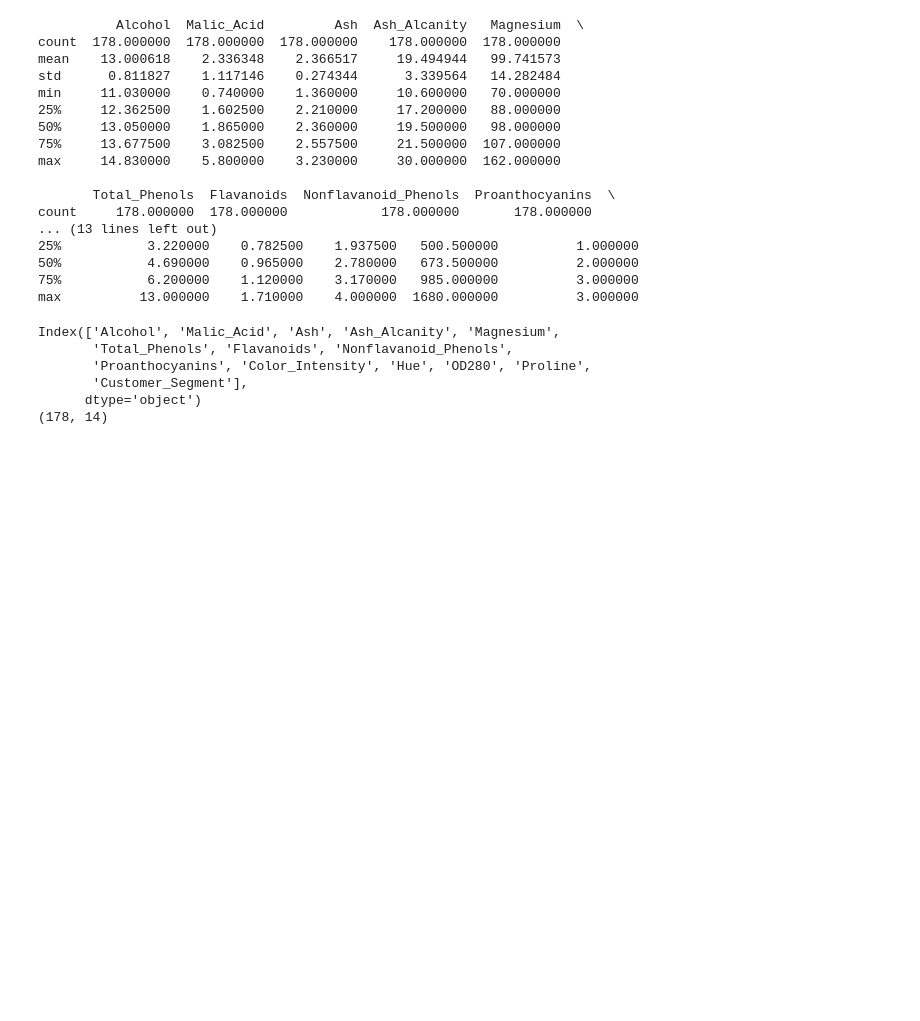
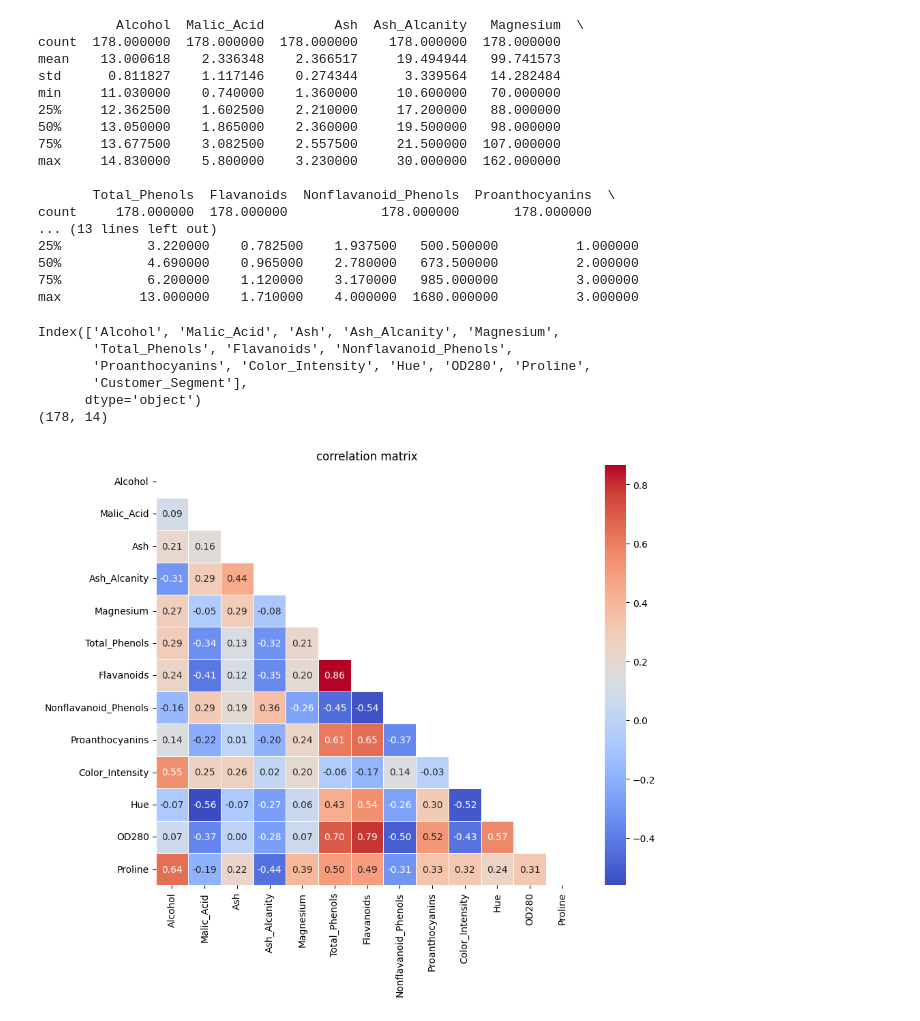
Before and after one commit to TZU-CHI1115/ML711333104, a Jupyter notebook: HW1.ipynb, the cells around one changed output. Cells and saved outputs as stored; diff of their text form; code cells hidden in the pictures; blank space fills up the shorter version.

```diff
--- a/HW1.ipynb
+++ b/HW1.ipynb
@@ -77,3 +77,27 @@ Index(['Alcohol', 'Malic_Acid', 'Ash', 'Ash_Alcanity', 'Magnesium',
        'Customer_Segment'],
       dtype='object')
 (178, 14)
+# %%
+
+import seaborn as sns
+import numpy as np
+import matplotlib.pyplot as plt
+
+# 刪除特定欄位
+df_filtered = df.drop(columns=["Customer_Segment"])
+
+# 計算相關係數
+corr_matrix = df_filtered.corr()
+
+# 只顯示一半的矩陣
+mask = np.triu(np.ones_like(corr_matrix, dtype=bool))
+
+# 繪製熱圖
+plt.figure(figsize=(10, 8))  # 設定圖的大小
+sns.heatmap(corr_matrix, mask=mask, annot=True, cmap="coolwarm", fmt=".2f", linewidths=0.5)
+
+# 設定標題
+plt.title("correlation matrix")
+plt.show()
+# %% [output]
+[figure, added]
```
